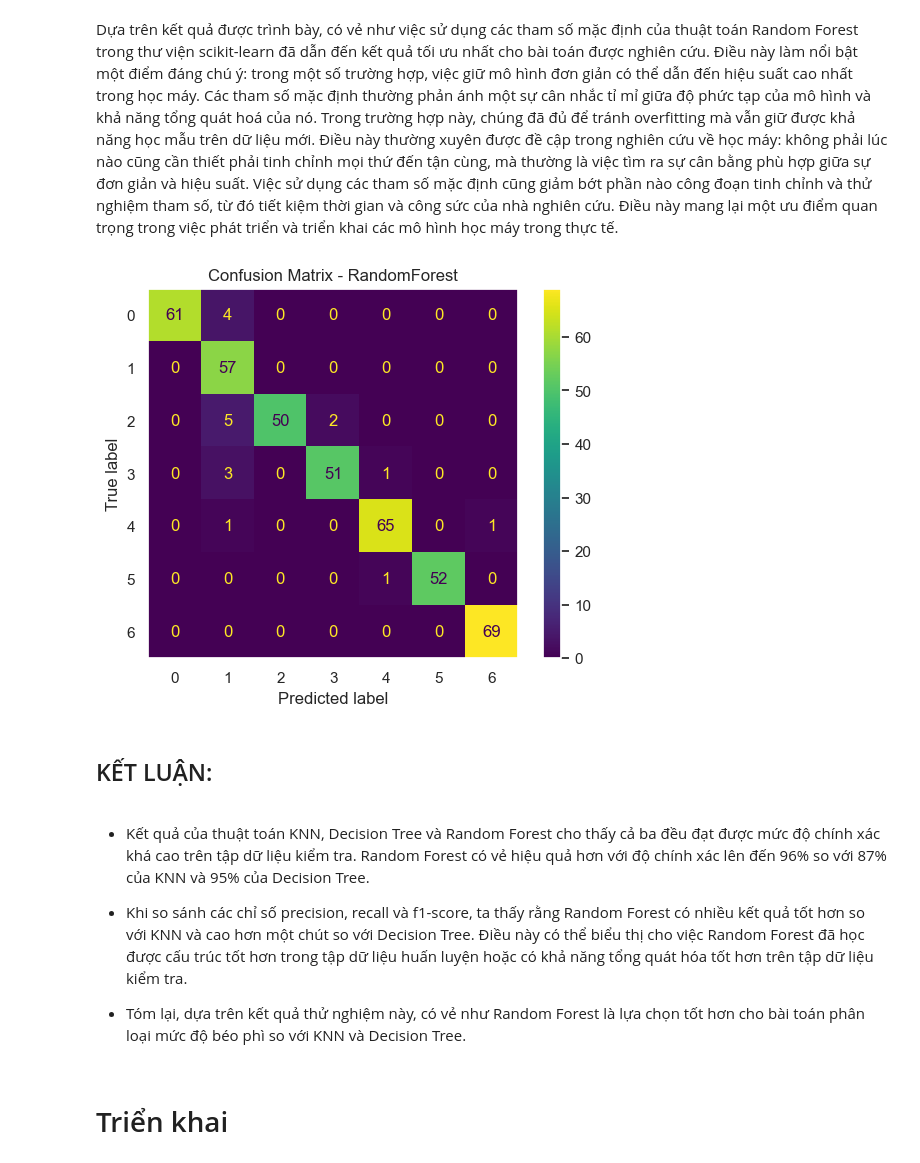
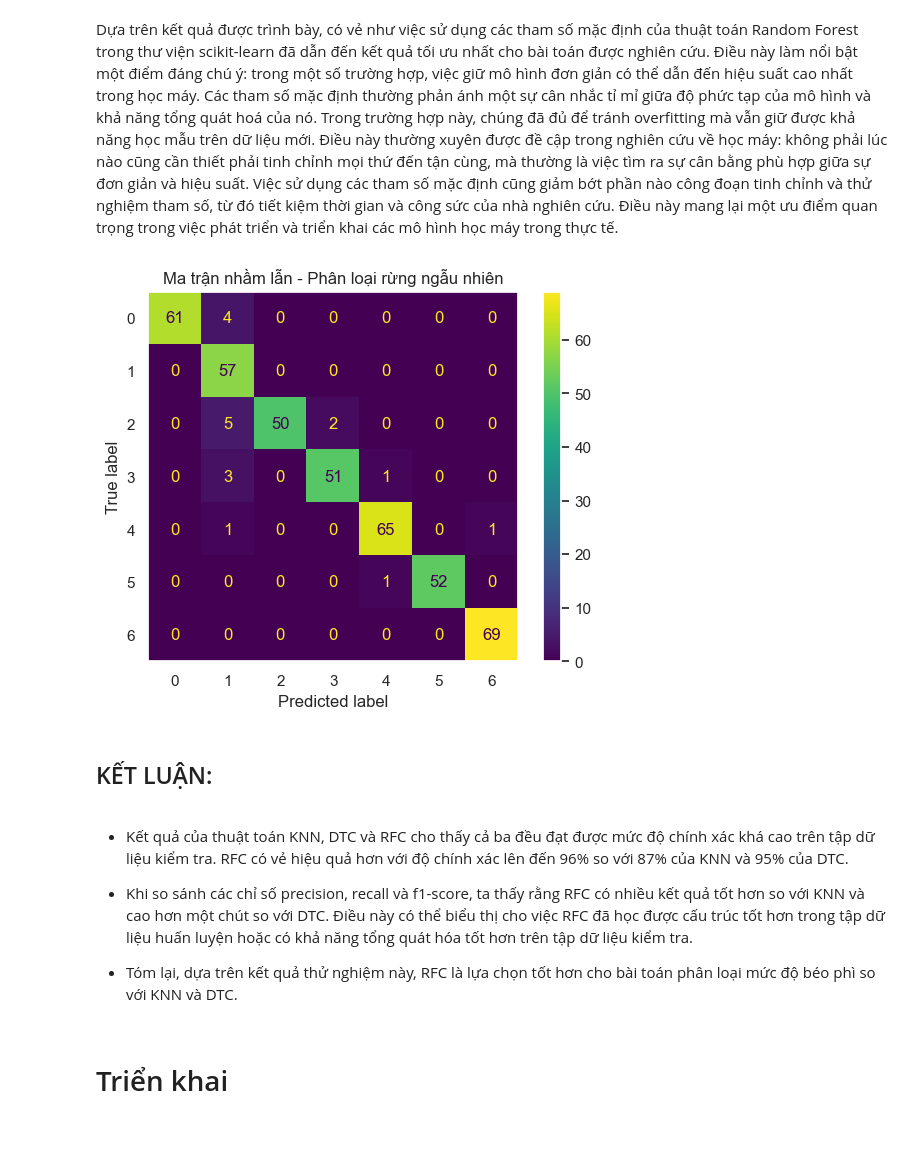
Before and after one commit to 2051060528/DATN_HoangThuHong_HK2_2024, a Jupyter notebook: ObesityDataSet_raw_and_data_sinthetic.ipynb, the cells around one changed output. Drawn from its saved outputs; the diff is of its cells as text; code cells hidden in the pictures; blank space fills up the shorter version.

Commit message:
Chỉnh sửa lại tên một số biểu đồ cho đồng nhất

```diff
--- a/ObesityDataSet_raw_and_data_sinthetic.ipynb
+++ b/ObesityDataSet_raw_and_data_sinthetic.ipynb
@@ -770,22 +770,22 @@ Dựa trên kết quả được trình bày, có vẻ như việc sử dụng c
 # %%
 cm = confusion_matrix(y_test, y_pred)
 
 # Hiển thị confusion matrix
 disp = ConfusionMatrixDisplay(confusion_matrix=cm, display_labels=best_rf_model.classes_)
 disp.plot()
 plt.grid(False)  # Vô hiệu hóa các đường lưới
-plt.title('Confusion Matrix - RandomForest')
+plt.title('Ma trận nhầm lẫn - Phân loại rừng ngẫu nhiên')
 plt.show()
 # %% [output]
-[figure, old version]
+[figure, new version]
 # %% [markdown]
 ## KẾT LUẬN:
 # %% [markdown]
-+ Kết quả của thuật toán KNN, Decision Tree và Random Forest cho thấy cả ba đều đạt được mức độ chính xác khá cao trên tập dữ liệu kiểm tra. Random Forest có vẻ hiệu quả hơn với độ chính xác lên đến 96% so với 87% của KNN và 95% của Decision Tree.
+-	Kết quả của thuật toán KNN, DTC và RFC cho thấy cả ba đều đạt được mức độ chính xác khá cao trên tập dữ liệu kiểm tra. RFC có vẻ hiệu quả hơn với độ chính xác lên đến 96% so với 87% của KNN và 95% của DTC.
 
-+ Khi so sánh các chỉ số precision, recall và f1-score, ta thấy rằng Random Forest có nhiều kết quả tốt hơn so với KNN và cao hơn một chút so với Decision Tree. Điều này có thể biểu thị cho việc Random Forest đã học được cấu trúc tốt hơn trong tập dữ liệu huấn luyện hoặc có khả năng tổng quát hóa tốt hơn trên tập dữ liệu kiểm tra.
+-	Khi so sánh các chỉ số precision, recall và f1-score, ta thấy rằng RFC có nhiều kết quả tốt hơn so với KNN và cao hơn một chút so với DTC. Điều này có thể biểu thị cho việc RFC đã học được cấu trúc tốt hơn trong tập dữ liệu huấn luyện hoặc có khả năng tổng quát hóa tốt hơn trên tập dữ liệu kiểm tra.
 
-+ Tóm lại, dựa trên kết quả thử nghiệm này, có vẻ như Random Forest là lựa chọn tốt hơn cho bài toán phân loại mức độ béo phì so với KNN và Decision Tree.
+-	Tóm lại, dựa trên kết quả thử nghiệm này, RFC là lựa chọn tốt hơn cho bài toán phân loại mức độ béo phì so với KNN và DTC.
 # %% [markdown]
 # Triển khai
 # %% [markdown]
```
Also changed, not shown: parts of 19 cells of this notebook.
